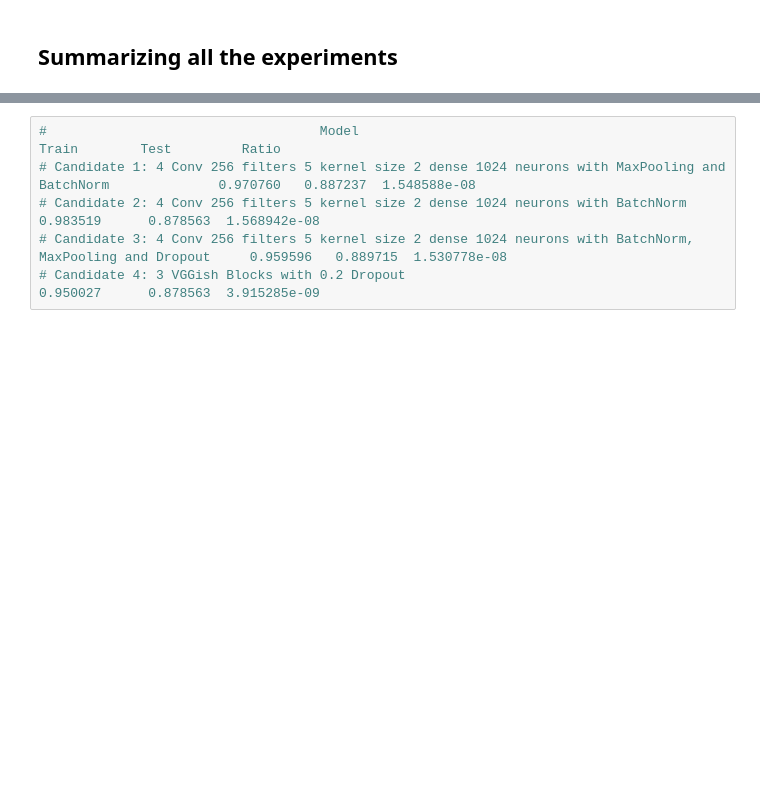
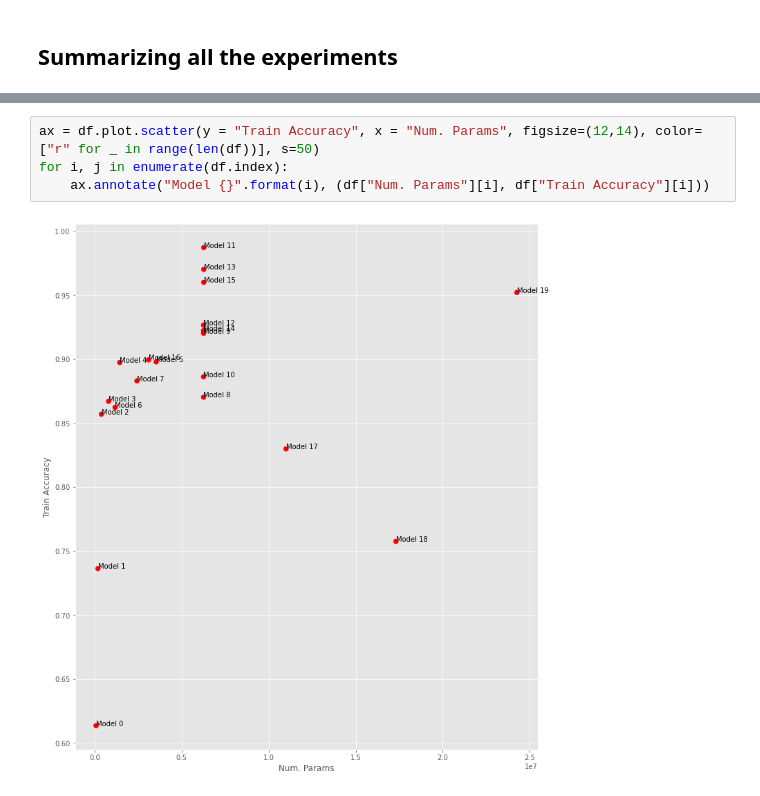
Before and after one commit to Yusepp/M3-CV, a Jupyter notebook: P4/CNN.ipynb, the cells around one changed output, grey strips where cells are left out. Cells and saved outputs as stored; diff of their text form; blank space fills up the shorter version.

```diff
--- a/P4/CNN.ipynb
+++ b/P4/CNN.ipynb
@@ -1177,6 +1098,6 @@ plt.show()
-# %%
-#                                   Model                                                                      Train        Test         Ratio
-# Candidate 1: 4 Conv 256 filters 5 kernel size 2 dense 1024 neurons with MaxPooling and BatchNorm	           0.970760	  0.887237	1.548588e-08
-# Candidate 2: 4 Conv 256 filters 5 kernel size 2 dense 1024 neurons with BatchNorm	                           0.983519	  0.878563	1.568942e-08
-# Candidate 3: 4 Conv 256 filters 5 kernel size 2 dense 1024 neurons with BatchNorm, MaxPooling and Dropout	   0.959596	  0.889715	1.530778e-08
-# Candidate 4: 3 VGGish Blocks with 0.2 Dropout	                                                               0.950027	  0.878563	3.915285e-09
+# %%
+ax = df.plot.scatter(y = "Train Accuracy", x = "Num. Params", figsize=(12,14), color=["r" for _ in range(len(df))], s=50)
+for i, j in enumerate(df.index):
+    ax.annotate("Model {}".format(i), (df["Num. Params"][i], df["Train Accuracy"][i]))
+# %% [output]
+[figure, added]
```
Also changed, not shown: parts of 44 cells of this notebook.
